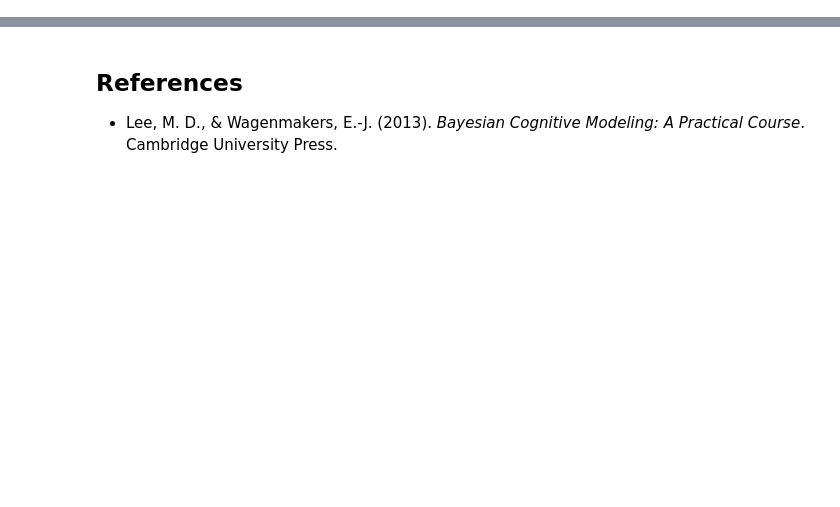
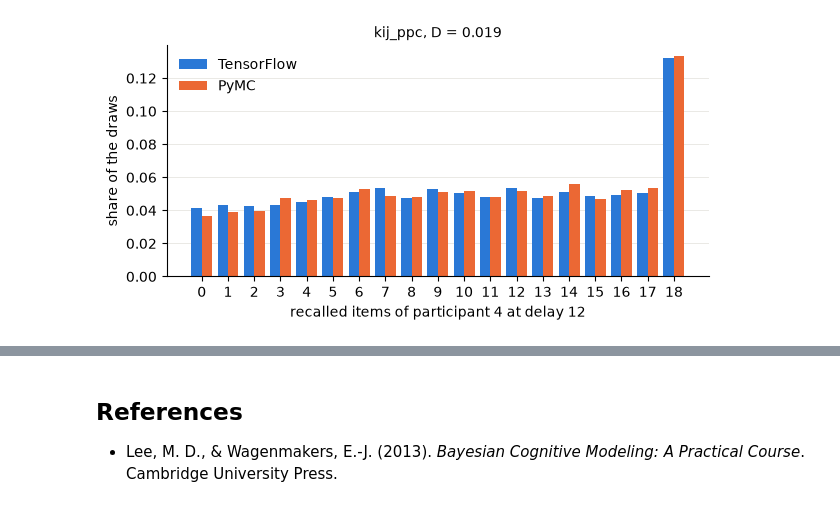
Before and after one commit to florence-bockting/elicito, a Jupyter notebook: docs/case-studies/memory-retention.ipynb, the cells around one changed output, grey strips where cells are left out. Cells and saved outputs as stored; diff of their text form; code cells hidden in the pictures; blank space fills up the shorter version.

```diff
--- a/docs/case-studies/memory-retention.ipynb
+++ b/docs/case-studies/memory-retention.ipynb
@@ -115,13 +174,4 @@ data: the models predict the recall of this participant.
 # %%
-t = np.array([1, 2, 4, 7, 12, 21, 35, 59, 99, 200])
-n = 18
-k = np.array(
-    [
-        [18, 18, 16, 13, 9, 6, 4, 4, 4],
-        [17, 13, 9, 6, 4, 4, 4, 4, 4],
-        [14, 10, 6, 4, 4, 4, 4, 4, 4],
-    ]
-)
-ns = 4  # participants, with participant 4 not observed
-ns_obs, nt_obs = k.shape  # the observed participants and delays
-t_obs = t[:nt_obs]
+print([(p["name"], p["family"].__name__) for p in adapter_pymc.parameters(model)])
+
+generative_model = adapter_pymc.model(model)()
@@ -156 +244,23 @@ OUTPUTS = ["thetaj", "kij", "kij_ppc"]
+# %%
+DELAY = 4  # index of delay 12
+J = 3 * len(t) + DELAY  # participant 4, delay 12, in the flat kij_ppc
+
+fig, ax = plt.subplots(figsize=(7, 3))
+values_k = np.arange(n + 1)
+for offset, ((label, values), color) in zip(
+    (-0.2, 0.2), zip(samples["kij_ppc"].items(), (BLUE, ORANGE))
+):
+    share = np.bincount(values[:, J].astype(int), minlength=n + 1) / DRAWS
+    ax.bar(values_k + offset, share, width=0.4, color=color, label=label)
+ax.set(
+    xlabel=f"recalled items of participant 4 at delay {t[DELAY]}",
+    ylabel="share of the draws",
+    xticks=values_k,
+    title=f"kij_ppc, D = {distance['kij_ppc']:.3f}",
+)
+ax.grid(axis="x", visible=False)
+ax.legend()
+plt.show()
+# %% [output]
+[figure, added]
 # %% [markdown]
```
Also changed, not shown: parts of 41 cells of this notebook, 1 other file.
